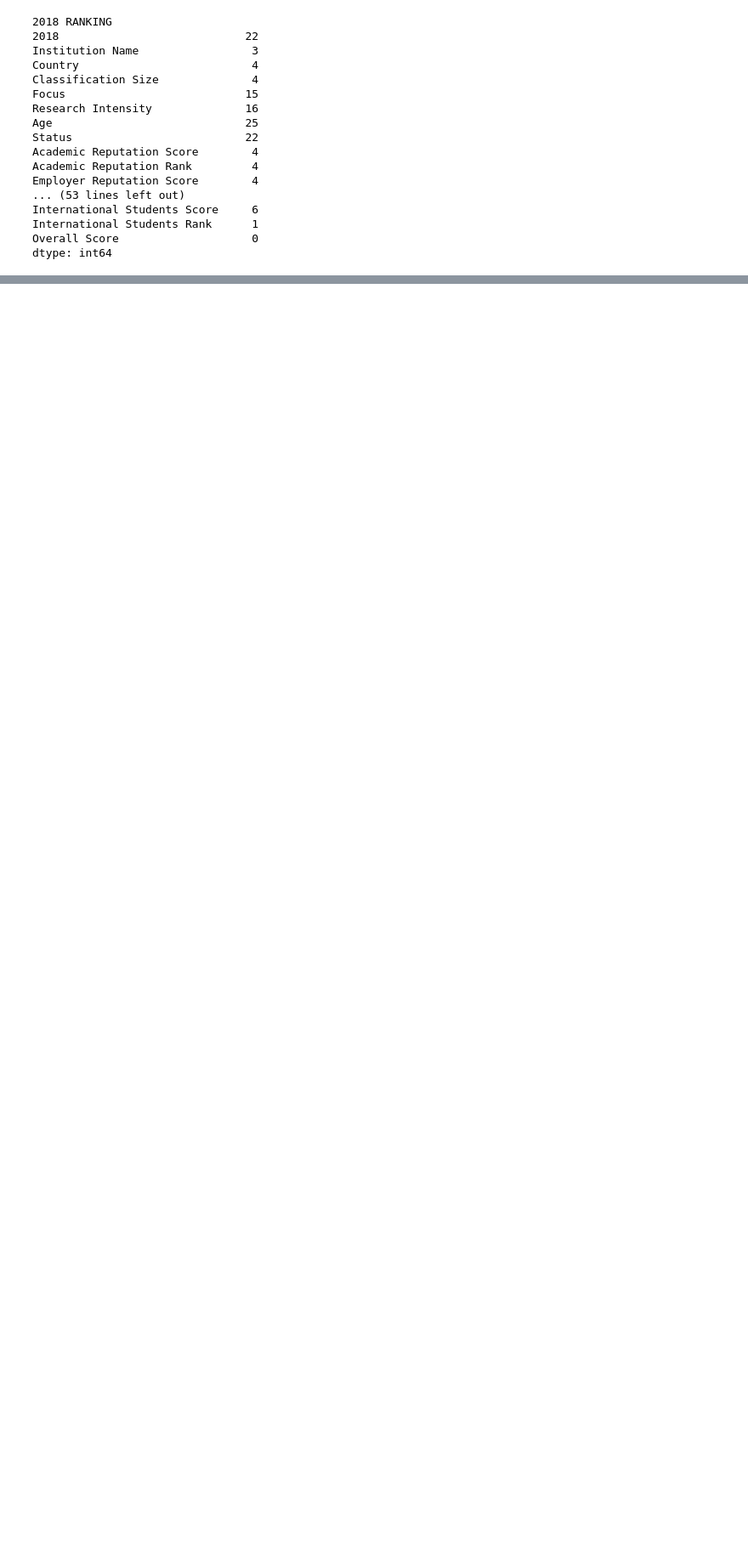
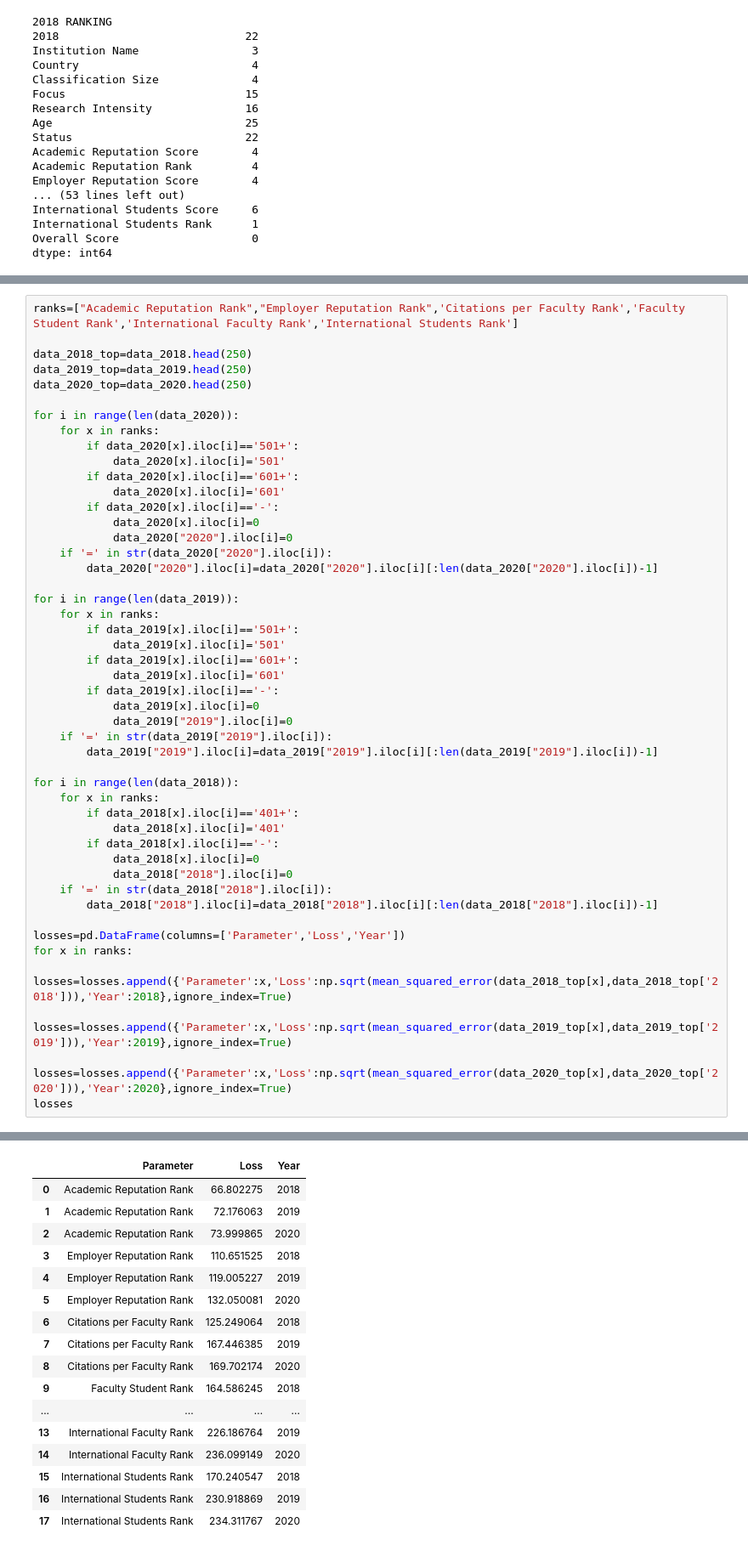
Before and after one commit to kalp121212/DS203_Project, a Jupyter notebook: QS.ipynb, the cells around one changed output, grey strips where cells are left out. Shown at 85% size. Drawn from its saved outputs; the diff is of its cells as text; blank space fills up the shorter version.

```diff
--- a/QS.ipynb
+++ b/QS.ipynb
@@ -103,0 +189,48 @@ data_2018
+# %%
+ranks=["Academic Reputation Rank","Employer Reputation Rank",'Citations per Faculty Rank','Faculty Student Rank','International Faculty Rank','International Students Rank']
+
+data_2018_top=data_2018.head(250)
+data_2019_top=data_2019.head(250)
+data_2020_top=data_2020.head(250)
+
+for i in range(len(data_2020)):
+    for x in ranks:
+        if data_2020[x].iloc[i]=='501+':
+            data_2020[x].iloc[i]='501'
+        if data_2020[x].iloc[i]=='601+':
+            data_2020[x].iloc[i]='601'
+        if data_2020[x].iloc[i]=='-':
+            data_2020[x].iloc[i]=0
+            data_2020["2020"].iloc[i]=0
+    if '=' in str(data_2020["2020"].iloc[i]):
+        data_2020["2020"].iloc[i]=data_2020["2020"].iloc[i][:len(data_2020["2020"].iloc[i])-1]
+
+for i in range(len(data_2019)):
+    for x in ranks:
+        if data_2019[x].iloc[i]=='501+':
+            data_2019[x].iloc[i]='501'
+        if data_2019[x].iloc[i]=='601+':
+            data_2019[x].iloc[i]='601'
+        if data_2019[x].iloc[i]=='-':
+            data_2019[x].iloc[i]=0
+            data_2019["2019"].iloc[i]=0
+    if '=' in str(data_2019["2019"].iloc[i]):
+        data_2019["2019"].iloc[i]=data_2019["2019"].iloc[i][:len(data_2019["2019"].iloc[i])-1]
+
+for i in range(len(data_2018)):
+    for x in ranks:
+        if data_2018[x].iloc[i]=='401+':
+            data_2018[x].iloc[i]='401'
+        if data_2018[x].iloc[i]=='-':
+            data_2018[x].iloc[i]=0
+            data_2018["2018"].iloc[i]=0
+    if '=' in str(data_2018["2018"].iloc[i]):
+        data_2018["2018"].iloc[i]=data_2018["2018"].iloc[i][:len(data_2018["2018"].iloc[i])-1]
+
+losses=pd.DataFrame(columns=['Parameter','Loss','Year'])
+for x in ranks:
+    losses=losses.append({'Parameter':x,'Loss':np.sqrt(mean_squared_error(data_2018_top[x],data_2018_top['2018'])),'Year':2018},ignore_index=True)
+    losses=losses.append({'Parameter':x,'Loss':np.sqrt(mean_squared_error(data_2019_top[x],data_2019_top['2019'])),'Year':2019},ignore_index=True)
+    losses=losses.append({'Parameter':x,'Loss':np.sqrt(mean_squared_error(data_2020_top[x],data_2020_top['2020'])),'Year':2020},ignore_index=True)
+losses
+# %% [output]
@@ -103,0 +241,17 @@ data_2018
+|  | Parameter | Loss | Year |
+| 0 | Academic Reputation Rank | 66.802275 | 2018 |
+| 1 | Academic Reputation Rank | 72.176063 | 2019 |
+| 2 | Academic Reputation Rank | 73.999865 | 2020 |
+| 3 | Employer Reputation Rank | 110.651525 | 2018 |
+| 4 | Employer Reputation Rank | 119.005227 | 2019 |
+| 5 | Employer Reputation Rank | 132.050081 | 2020 |
+| 6 | Citations per Faculty Rank | 125.249064 | 2018 |
+| 7 | Citations per Faculty Rank | 167.446385 | 2019 |
+| 8 | Citations per Faculty Rank | 169.702174 | 2020 |
+| 9 | Faculty Student Rank | 164.586245 | 2018 |
+| ... | ... | ... | ... |
+| 13 | International Faculty Rank | 226.186764 | 2019 |
+| 14 | International Faculty Rank | 236.099149 | 2020 |
+| 15 | International Students Rank | 170.240547 | 2018 |
+| 16 | International Students Rank | 230.918869 | 2019 |
+| 17 | International Students Rank | 234.311767 | 2020 |
```
Also changed, not shown: parts of 9 cells of this notebook.
